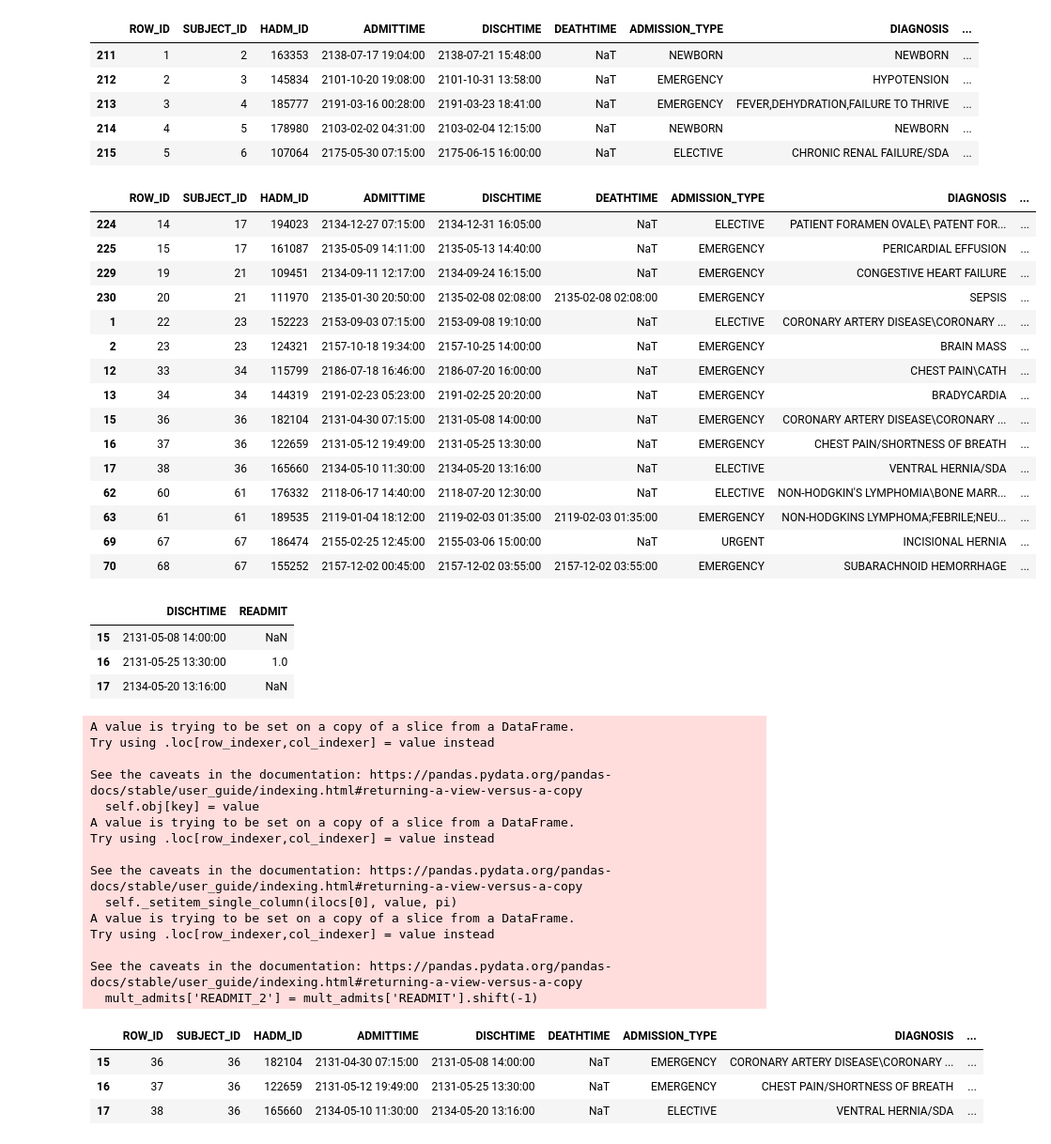
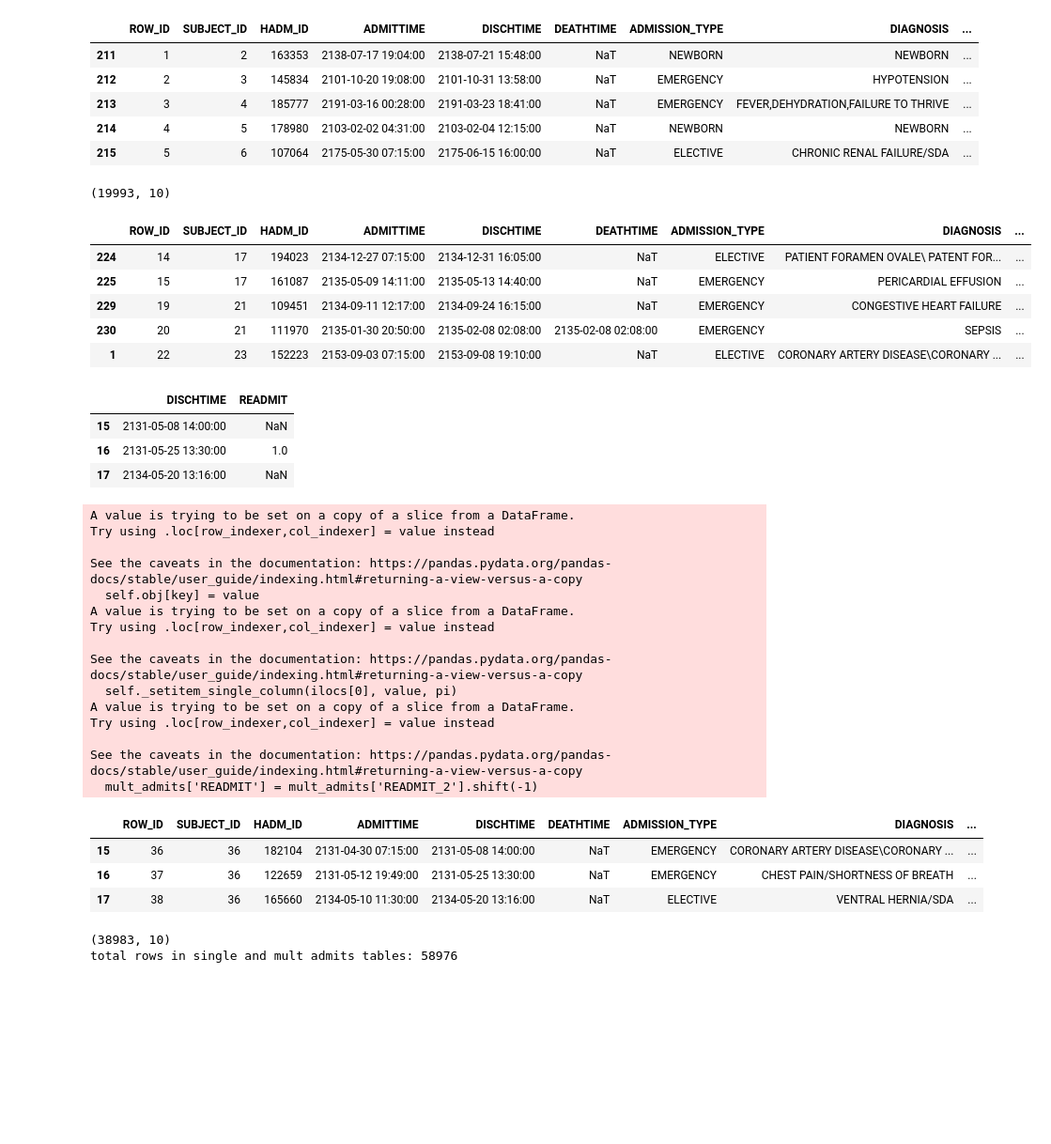
Before and after one commit to natalie-ayers/n2c2-track2-nlp-uchicago, a Jupyter notebook: label_processing.ipynb, the cells around one changed output. Shown: that part at 94% size. Cells and saved outputs as stored; diff of their text form; code cells hidden in the pictures; blank space fills up the shorter version.

```diff
--- a/label_processing.ipynb
+++ b/label_processing.ipynb
@@ -60,23 +65,16 @@ admits_patient_df.head()
 | 214 | 4 | 5 | 178980 | 2103-02-02 04:31:00 | 2103-02-04 12:15:00 | NaT | NEWBORN | NEWBORN | ... |
 | 215 | 5 | 6 | 107064 | 2175-05-30 07:15:00 | 2175-06-15 16:00:00 | NaT | ELECTIVE | CHRONIC RENAL FAILURE/SDA | ... |
 # %%
+# separate only patients with more than one admission to create READMIT flag
 mult_admits = admits_patient_df[admits_patient_df.duplicated(subset=['SUBJECT_ID'],keep=False)]
-mult_admits.head(15)
+print(mult_admits.shape)
+mult_admits.head()
 # %% [output]
+(19993, 10)
 |  | ROW_ID | SUBJECT_ID | HADM_ID | ADMITTIME | DISCHTIME | DEATHTIME | ADMISSION_TYPE | DIAGNOSIS | ... |
 | 224 | 14 | 17 | 194023 | 2134-12-27 07:15:00 | 2134-12-31 16:05:00 | NaT | ELECTIVE | PATIENT FORAMEN OVALE\ PATENT FOR... | ... |
 | 225 | 15 | 17 | 161087 | 2135-05-09 14:11:00 | 2135-05-13 14:40:00 | NaT | EMERGENCY | PERICARDIAL EFFUSION | ... |
 | 229 | 19 | 21 | 109451 | 2134-09-11 12:17:00 | 2134-09-24 16:15:00 | NaT | EMERGENCY | CONGESTIVE HEART FAILURE | ... |
 | 230 | 20 | 21 | 111970 | 2135-01-30 20:50:00 | 2135-02-08 02:08:00 | 2135-02-08 02:08:00 | EMERGENCY | SEPSIS | ... |
 | 1 | 22 | 23 | 152223 | 2153-09-03 07:15:00 | 2153-09-08 19:10:00 | NaT | ELECTIVE | CORONARY ARTERY DISEASE\CORONARY ... | ... |
-| 2 | 23 | 23 | 124321 | 2157-10-18 19:34:00 | 2157-10-25 14:00:00 | NaT | EMERGENCY | BRAIN MASS | ... |
-| 12 | 33 | 34 | 115799 | 2186-07-18 16:46:00 | 2186-07-20 16:00:00 | NaT | EMERGENCY | CHEST PAIN\CATH | ... |
-| 13 | 34 | 34 | 144319 | 2191-02-23 05:23:00 | 2191-02-25 20:20:00 | NaT | EMERGENCY | BRADYCARDIA | ... |
-| 15 | 36 | 36 | 182104 | 2131-04-30 07:15:00 | 2131-05-08 14:00:00 | NaT | EMERGENCY | CORONARY ARTERY DISEASE\CORONARY ... | ... |
-| 16 | 37 | 36 | 122659 | 2131-05-12 19:49:00 | 2131-05-25 13:30:00 | NaT | EMERGENCY | CHEST PAIN/SHORTNESS OF BREATH | ... |
-| 17 | 38 | 36 | 165660 | 2134-05-10 11:30:00 | 2134-05-20 13:16:00 | NaT | ELECTIVE | VENTRAL HERNIA/SDA | ... |
-| 62 | 60 | 61 | 176332 | 2118-06-17 14:40:00 | 2118-07-20 12:30:00 | NaT | ELECTIVE | NON-HODGKIN'S LYMPHOMIA\BONE MARR... | ... |
-| 63 | 61 | 61 | 189535 | 2119-01-04 18:12:00 | 2119-02-03 01:35:00 | 2119-02-03 01:35:00 | EMERGENCY | NON-HODGKINS LYMPHOMA;FEBRILE;NEU... | ... |
-| 69 | 67 | 67 | 186474 | 2155-02-25 12:45:00 | 2155-03-06 15:00:00 | NaT | URGENT | INCISIONAL HERNIA | ... |
-| 70 | 68 | 67 | 155252 | 2157-12-02 00:45:00 | 2157-12-02 03:55:00 | 2157-12-02 03:55:00 | EMERGENCY | SUBARACHNOID HEMORRHAGE | ... |
 # %%
@@ -87,17 +86,19 @@ mult_admits[mult_admits['SUBJECT_ID']==36].loc[:,('DISCHTIME','READMIT')].rollin
 | 16 | 2131-05-25 13:30:00 | 1.0 |
 | 17 | 2134-05-20 13:16:00 | NaN |
 # %%
+# identify readmits within 30 days
 subjects = mult_admits['SUBJECT_ID'].unique()
-mult_admits.loc[:,'READMIT'] = 1
+mult_admits.loc[:,'READMIT_2'] = 1
 
-# identify re-admits within 30 days
+# assign flag for each patient if they were re-admitted
 for subject in subjects:
-    readmitted = mult_admits[mult_admits['SUBJECT_ID'] == subject].loc[:,('DISCHTIME','READMIT')].rolling(window='30D', on='DISCHTIME',closed='left').sum()
+    readmitted = mult_admits[mult_admits['SUBJECT_ID'] == subject].loc[:,('DISCHTIME','READMIT_2')].rolling(window='30D', on='DISCHTIME',closed='left').sum()
     #print(readmitted)
-    mult_admits.loc[readmitted.index, 'READMIT'] = readmitted['READMIT']
+    mult_admits.loc[readmitted.index, 'READMIT_2'] = readmitted['READMIT_2']
     #print(subject)
 
-mult_admits['READMIT_2'] = mult_admits['READMIT'].shift(-1)
+# assign READMIT flag to the occurrence PRIOR to the readmit
+mult_admits['READMIT'] = mult_admits['READMIT_2'].shift(-1)
 # %% [output]
 A value is trying to be set on a copy of a slice from a DataFrame.
 Try using .loc[row_indexer,col_indexer] = value instead
@@ -113,11 +114,19 @@ A value is trying to be set on a copy of a slice from a DataFrame.
 Try using .loc[row_indexer,col_indexer] = value instead
 
 See the caveats in the documentation: https://pandas.pydata.org/pandas-docs/stable/user_guide/indexing.html#returning-a-view-versus-a-copy
-  mult_admits['READMIT_2'] = mult_admits['READMIT'].shift(-1)
+  mult_admits['READMIT'] = mult_admits['READMIT_2'].shift(-1)
-# %%
-mult_admits[mult_admits['SUBJECT_ID'] == 36]
-# %% [output]
-|  | ROW_ID | SUBJECT_ID | HADM_ID | ADMITTIME | DISCHTIME | DEATHTIME | ADMISSION_TYPE | DIAGNOSIS | ... |
-| 15 | 36 | 36 | 182104 | 2131-04-30 07:15:00 | 2131-05-08 14:00:00 | NaT | EMERGENCY | CORONARY ARTERY DISEASE\CORONARY ... | ... |
-| 16 | 37 | 36 | 122659 | 2131-05-12 19:49:00 | 2131-05-25 13:30:00 | NaT | EMERGENCY | CHEST PAIN/SHORTNESS OF BREATH | ... |
-| 17 | 38 | 36 | 165660 | 2134-05-10 11:30:00 | 2134-05-20 13:16:00 | NaT | ELECTIVE | VENTRAL HERNIA/SDA | ... |
+# %%
+# confirm READMIT working as expected
+mult_admits[mult_admits['SUBJECT_ID'] == 36]
+# %% [output]
+|  | ROW_ID | SUBJECT_ID | HADM_ID | ADMITTIME | DISCHTIME | DEATHTIME | ADMISSION_TYPE | DIAGNOSIS | ... |
+| 15 | 36 | 36 | 182104 | 2131-04-30 07:15:00 | 2131-05-08 14:00:00 | NaT | EMERGENCY | CORONARY ARTERY DISEASE\CORONARY ... | ... |
+| 16 | 37 | 36 | 122659 | 2131-05-12 19:49:00 | 2131-05-25 13:30:00 | NaT | EMERGENCY | CHEST PAIN/SHORTNESS OF BREATH | ... |
+| 17 | 38 | 36 | 165660 | 2134-05-10 11:30:00 | 2134-05-20 13:16:00 | NaT | ELECTIVE | VENTRAL HERNIA/SDA | ... |
+# %%
+single_admits = admits_patient_df[~admits_patient_df.duplicated(subset=['SUBJECT_ID'],keep=False)]
+print(single_admits.shape)
+print('total rows in single and mult admits tables:',mult_admits.shape[0] + single_admits.shape[0])
+# %% [output]
+(38983, 10)
+total rows in single and mult admits tables: 58976
```
Also changed, not shown: parts of 18 cells of this notebook, 1 other file.
